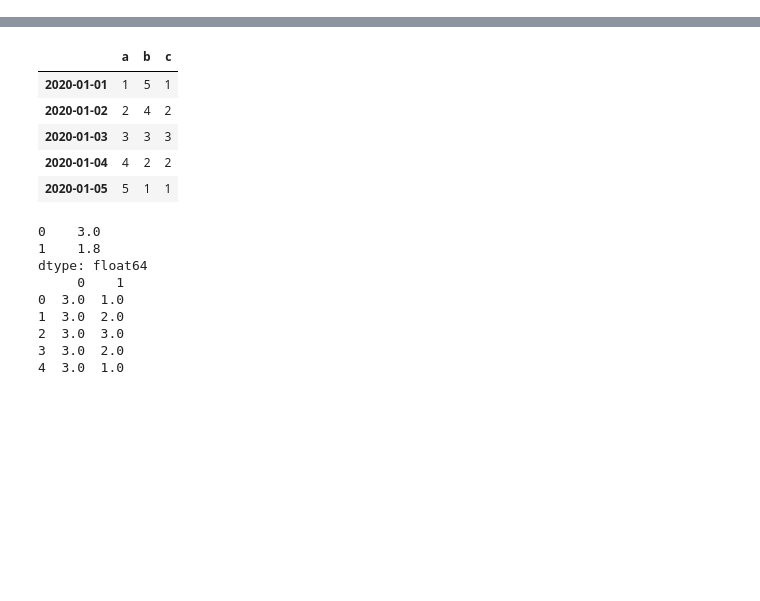
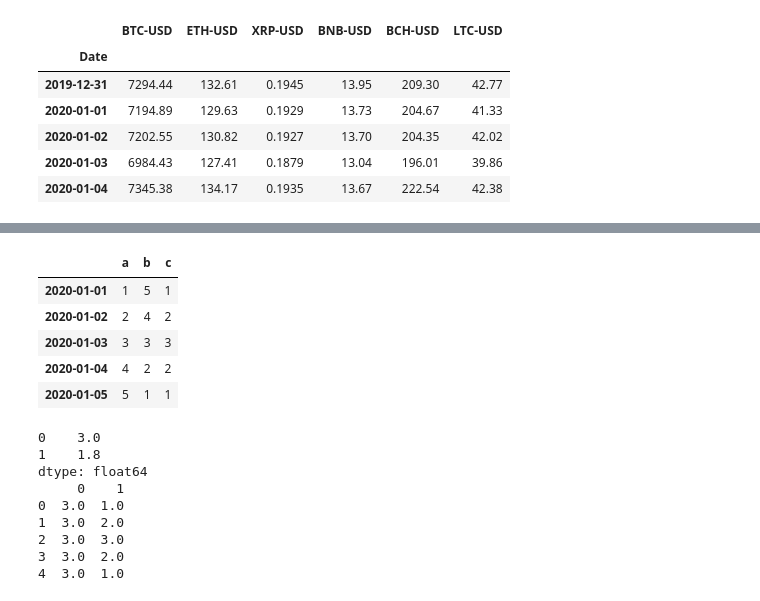
Before and after one commit to polakowo/vectorbt, a Jupyter notebook: Untitled1.ipynb, the cells around one changed output, grey strips where cells are left out. Saved outputs shown, nothing was run; the diff lists cells and outputs as text; code cells hidden in the pictures; blank space fills up the shorter version.

```diff
--- a/Untitled1.ipynb
+++ b/Untitled1.ipynb
@@ -0,0 +1,29 @@
+# %%
+>>> import numpy as np
+>>> import pandas as pd
+>>> from datetime import datetime
+>>> import yfinance as yf
+>>> import talib
+>>> import vectorbt as vbt
+>>> from vectorbt.portfolio.enums import InitCashMode
+
+>>> # Fetch price history
+>>> pairs = ['BTC-USD', 'ETH-USD', 'XRP-USD', 'BNB-USD', 'BCH-USD', 'LTC-USD']
+>>> start = datetime(2020, 1, 1)
+>>> end = datetime(2020, 9, 1)
+>>> pair_history = {p: yf.Ticker(p).history(start=start, end=end) for p in pairs}
+
+>>> # Put assets into a single dataframe by price type
+>>> price = {}
+>>> for pt in ['Open', 'High', 'Low', 'Close']:
+...     price[pt] = pd.DataFrame({p: df[pt] for p, df in pair_history.items()})
+
+>>> price['Open'].head()
+# %% [output]
+|  | BTC-USD | ETH-USD | XRP-USD | BNB-USD | BCH-USD | LTC-USD |
+| Date |  |  |  |  |  |  |
+| 2019-12-31 | 7294.44 | 132.61 | 0.1945 | 13.95 | 209.30 | 42.77 |
+| 2020-01-01 | 7194.89 | 129.63 | 0.1929 | 13.73 | 204.67 | 41.33 |
+| 2020-01-02 | 7202.55 | 130.82 | 0.1927 | 13.70 | 204.35 | 42.02 |
+| 2020-01-03 | 6984.43 | 127.41 | 0.1879 | 13.04 | 196.01 | 39.86 |
+| 2020-01-04 | 7345.38 | 134.17 | 0.1935 | 13.67 | 222.54 | 42.38 |
```
Also changed, not shown: parts of 14 cells of this notebook, 17 other files.
